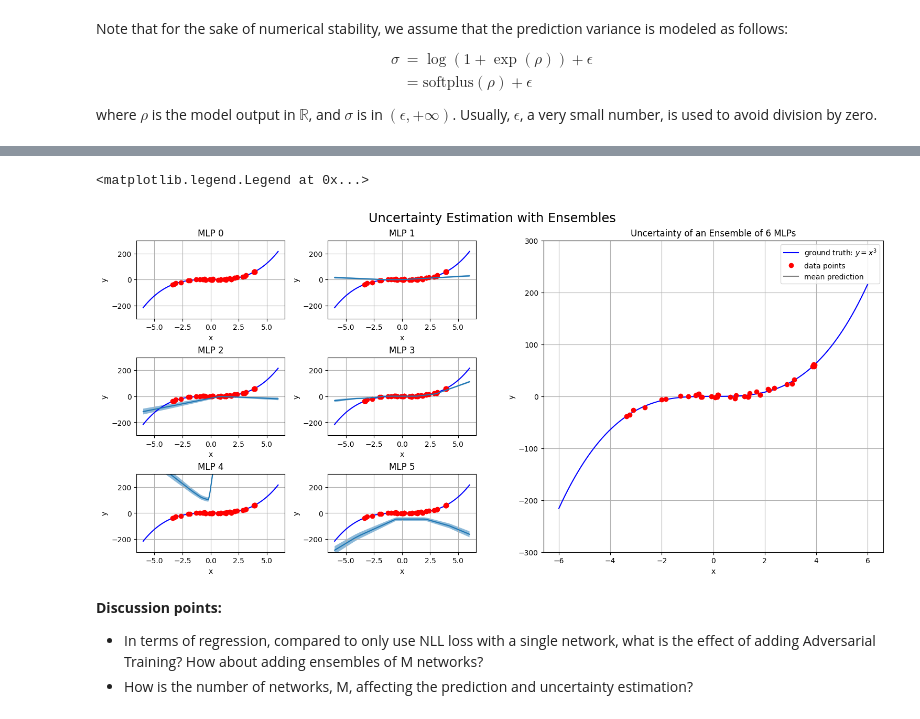
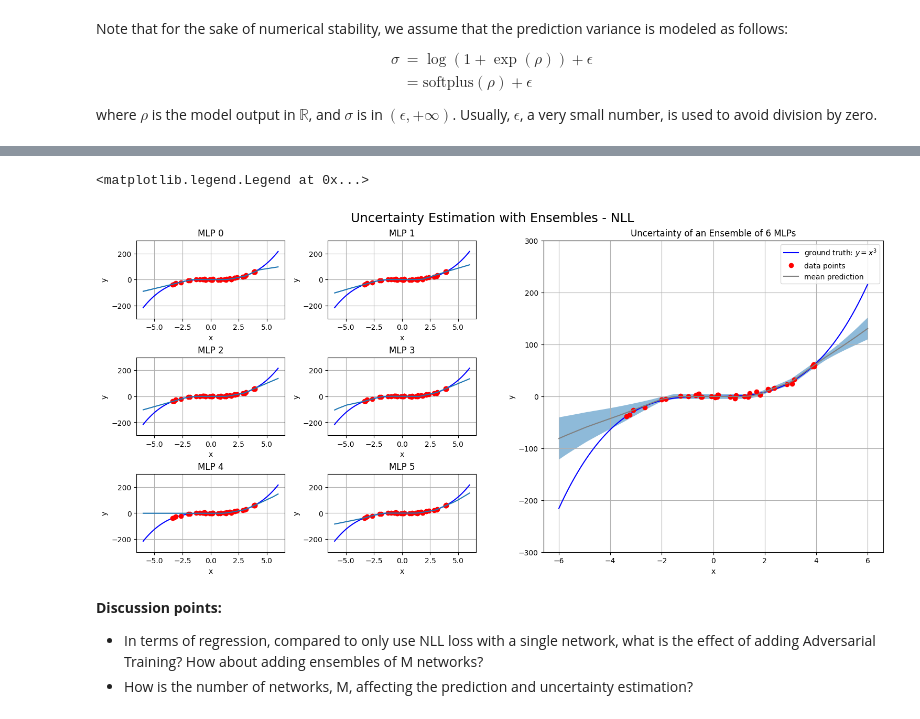
Before and after one commit to gawtamcr/probabilistic-deeplearning, a Jupyter notebook: Simple-and-Effective-Methods-for-Uncertainty-Estimation-master/PartI.ipynb, the cells around one changed output, grey strips where cells are left out. Saved outputs shown, nothing was run; the diff lists cells and outputs as text; code cells hidden in the pictures.

```diff
--- a/Simple-and-Effective-Methods-for-Uncertainty-Estimation-master/PartI.ipynb
+++ b/Simple-and-Effective-Methods-for-Uncertainty-Estimation-master/PartI.ipynb
@@ -322,9 +314,16 @@ mean_all = np.array(mean_all)
 var_all = np.array(var_all)
 
 mean_ = mean_all.mean(axis=0)
-# Variance of the Gaussian mixture model (see derivation above)
-component_second_moment = var_all ** 2 + mean_all ** 2
-var_ = component_second_moment.mean(axis=0) - mean_ ** 2
+
+# Gaussian
+# component_second_moment = jnp.square(var_all) + jnp.square(mean_all)
+
+# Laplacian
+component_second_moment = 2 * jnp.square(var_all) + jnp.square(mean_all)
+
+var_ = jnp.mean(component_second_moment, axis=0) - jnp.square(mean_)
 std_ = np.sqrt(var_)
+
+# print (std_)
 # %% [output]
 ----------training network 0------------param_scale 0.05341477341995916
@@ -350,35 +349,35 @@ final loss:  6.4121294
 fig = plt.figure(constrained_layout=True,
                  figsize=(15, 7),
                  dpi=100)
-fig.suptitle('Uncertainty Estimation with Ensembles',
+fig.suptitle('Uncertainty Estimation with Ensembles - NLL',
              fontsize='xx-large')
 subfigs = fig.subfigures(1, 2, wspace=0.07)
 axs_left = subfigs[0].subplots(3, 2)
 for i,ax in zip(range(M),axs_left.flat):
     ax.plot(x, y, "b-")
     ax.plot(xx,yy,"or")
     ax.plot(x, mean_all[i])
     ax.fill_between(x.reshape(-1,), (mean_all[i]-np.sqrt(var_all[i])).reshape(-1,), (mean_all[i]+np.sqrt(var_all[i])).reshape(-1,),alpha=0.5)
     ax.grid()
     ax.set_title("MLP " + str(i))
     ax.set_xlabel("x")
     ax.set_ylabel("y")
     ax.set_ylim((-300,300))
 
 axs_right = subfigs[1].subplots(1, 1)
 axs_right.plot(x, y, "b-", label="ground truth: $y=x^3$")
 axs_right.plot(xx,yy,"or", label="data points")
 axs_right.plot(x, mean_, label="mean prediction", color="grey")
 axs_right.fill_between(x.reshape(-1,), (mean_-std_).reshape(-1,), (mean_+std_).reshape(-1,),alpha=0.5)
 axs_right.grid()
 axs_right.set_title("Uncertainty of an Ensemble of "+str(M)+" MLPs")
 axs_right.set_xlabel("x")
 axs_right.set_ylabel("y")
 axs_right.set_ylim((-300,300))
 axs_right.legend()
 # %% [output]
 <matplotlib.legend.Legend at 0x...>
-[figure, old version]
+[figure, new version]
 # %% [markdown]
 **Discussion points:**
 * In terms of regression, compared to only use NLL loss with a single network, what is the effect of adding Adversarial Training? How about adding ensembles of M networks?
```
Also changed, not shown: parts of 9 cells of this notebook, 22 other files.
